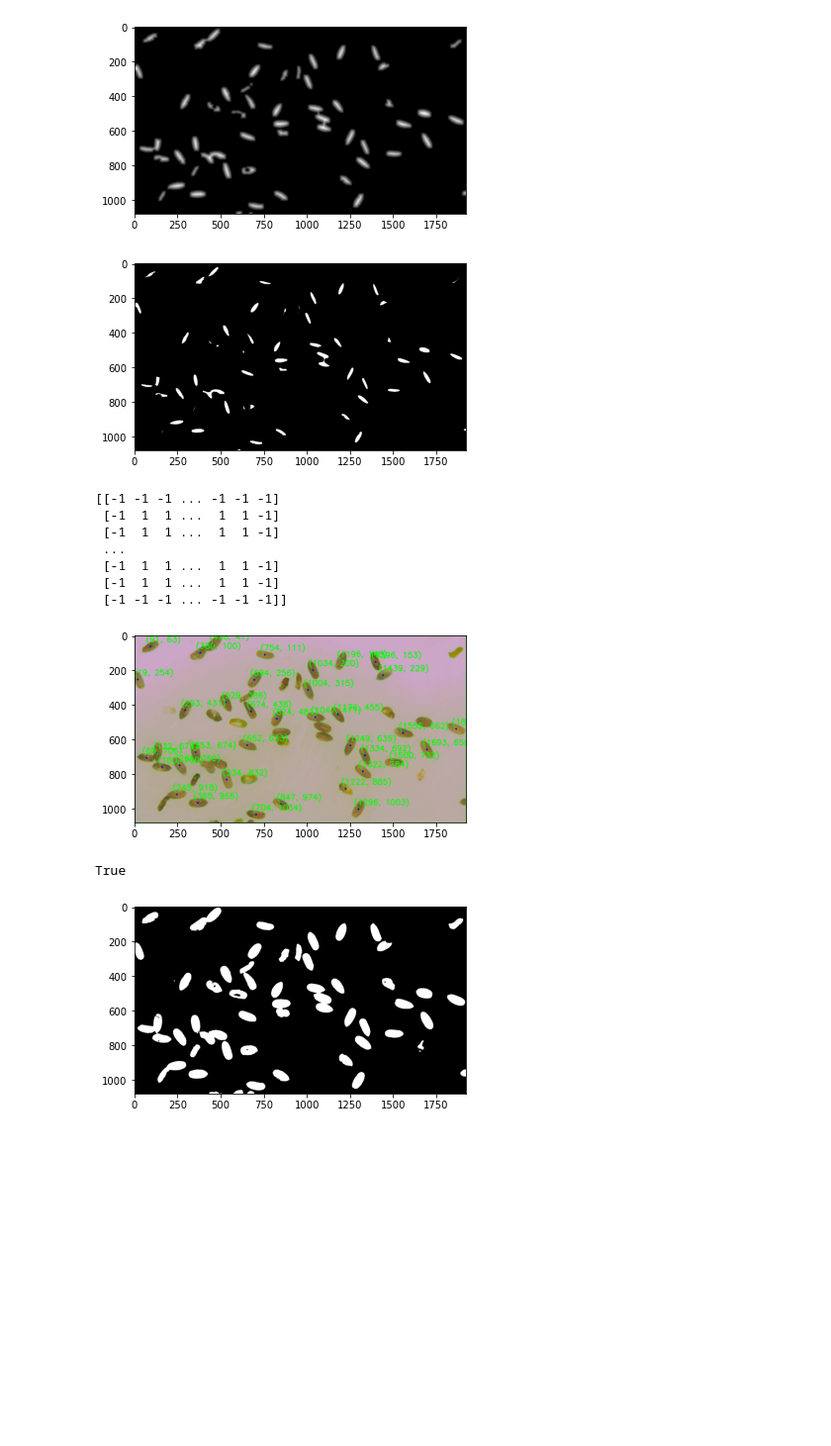
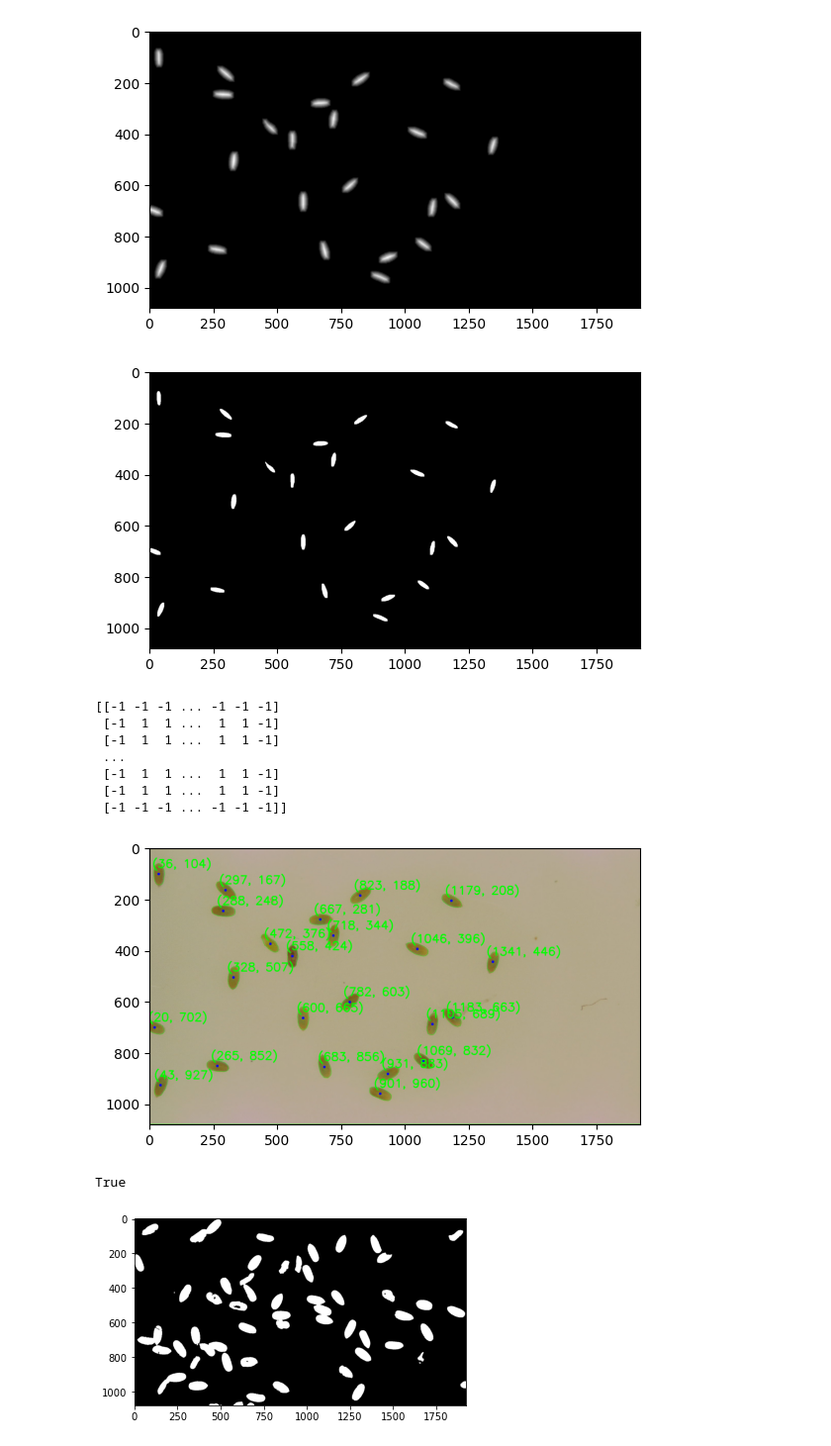
Before and after one commit to chuangjim/transplant_system, a Jupyter notebook: image_processing/image_processing.ipynb, the cells around one changed output. Shown at 99% size. Saved outputs shown, nothing was run; the diff lists cells and outputs as text; code cells hidden in the pictures; blank space fills up the shorter version.

```diff
--- a/image_processing/image_processing.ipynb
+++ b/image_processing/image_processing.ipynb
@@ -15,7 +15,8 @@ def show(img):
 # cam.set(3,1920)
 # cam.set(4,1080)
 # ret, img = cam.read()
-img = cv2.imread("./img/2.jpg")
+# img = cv2.imread("./img/2.jpg")
+img = cv2.imread("D:\Saka\Pictures\Camera Roll\WIN_20221024_10_33_27_Pro.jpg")
 # show_rgb(img)
 # img = cv2.cvtColor(img, cv2.COLOR_BGR2HSV)
 img_b, img_g, img_r= cv2.split(img)
@@ -103,13 +104,13 @@ cv2.imwrite('./img/img_cp.jpg', img_cp)
-[figure, old version]
+[figure, new version]
-[figure, old version]
+[figure, new version]
 [[-1 -1 -1 ... -1 -1 -1]
  [-1  1  1 ...  1  1 -1]
  [-1  1  1 ...  1  1 -1]
  ...
  [-1  1  1 ...  1  1 -1]
  [-1  1  1 ...  1  1 -1]
  [-1 -1 -1 ... -1 -1 -1]]
-[figure, old version]
+[figure, new version]
 True
 # %%
 # noise removal
```
Also changed, not shown: parts of 1 cell of this notebook, 5 other files.
